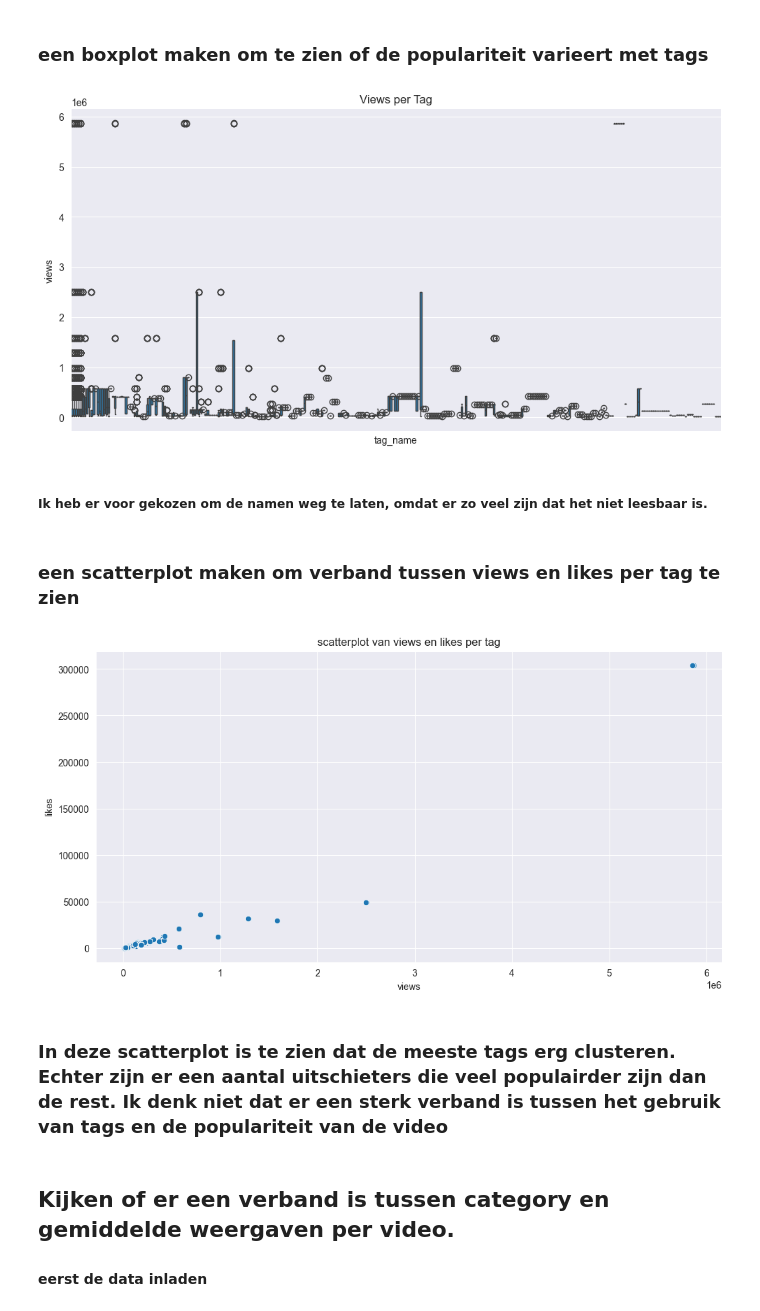
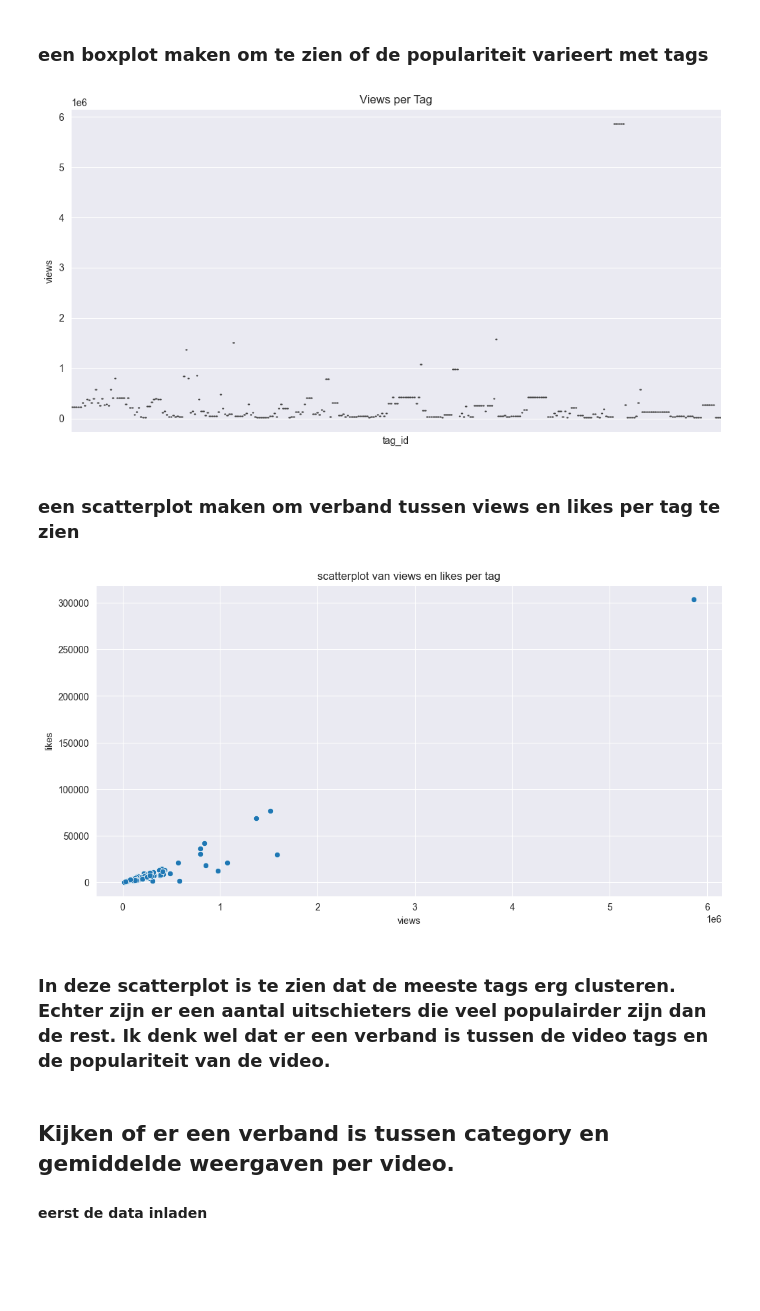
Before and after one commit to RubenZwinkels/INDATAD, a Jupyter notebook: analytics_report.ipynb, the cells around one changed output. Drawn from its saved outputs; the diff is of its cells as text; code cells hidden in the pictures; blank space fills up the shorter version.

Commit message:
video tags zijn nu average dus beter

```diff
--- a/analytics_report.ipynb
+++ b/analytics_report.ipynb
@@ -13,41 +13,40 @@ import seaborn as sns
 conn = create_connection()
 cur = conn.cursor()
 query = """
-SELECT t.name AS tag_name,
-       vd.video_id,
-       s.views,
-       s.likes
+SELECT t.id AS tag_id,
+       AVG(s.views) AS average_views,
+        AVG(s.likes) AS average_likes
+
 FROM tags t
 JOIN video_tags vt ON t.id = vt.tag_id
 JOIN video_data vd ON vt.video_id = vd.video_id
-JOIN statistic s ON s.video_id = vd.video_id;
+JOIN statistic s ON s.video_id = vd.video_id
+GROUP BY t.id;
 """
 cur.execute(query)
 results = cur.fetchall()
-df = pd.DataFrame(results, columns=['tag_name', 'video_id', 'views', 'likes'])
+df = pd.DataFrame(results, columns=['tag_id', 'views', 'likes'])
 # %% [markdown]
 ### een boxplot maken om te zien of de populariteit varieert met tags
 # %%
 plt.figure(figsize=(12, 6))
-sns.boxplot(x='tag_name', y='views', data=df)
+sns.boxplot(x='tag_id', y='views', data=df)
 plt.xticks([])
 plt.title('Views per Tag')
 plt.show()
 # %% [output]
-[figure, old version]
+[figure, new version]
-# %% [markdown]
-##### Ik heb er voor gekozen om de namen weg te laten, omdat er zo veel zijn dat het niet leesbaar is.
 # %% [markdown]
 ### een scatterplot maken om verband tussen views en likes per tag te zien
 # %%
 plt.figure(figsize=(12, 6))
-sns.scatterplot(x='views', y='likes', data=df)
+sns.scatterplot(x='views (x1.000.000)', y='likes', data=df)
 plt.title('scatterplot van views en likes per tag')
 plt.show()
 # %% [output]
-[figure, old version]
+[figure, new version]
 # %% [markdown]
-### In deze scatterplot is te zien dat de meeste tags erg clusteren. Echter zijn er een aantal uitschieters die veel populairder zijn dan de rest. Ik denk niet dat er een sterk verband is tussen het gebruik van tags en de populariteit van de video
+### In deze scatterplot is te zien dat de meeste tags erg clusteren. Echter zijn er een aantal uitschieters die veel populairder zijn dan de rest. Ik denk wel dat er een verband is tussen de video tags en de populariteit van de video.
 # %% [markdown]
 ## Kijken of er een verband is tussen category en gemiddelde weergaven per video.
 #### eerst de data inladen
```
Also changed, not shown: parts of 3 cells of this notebook.
